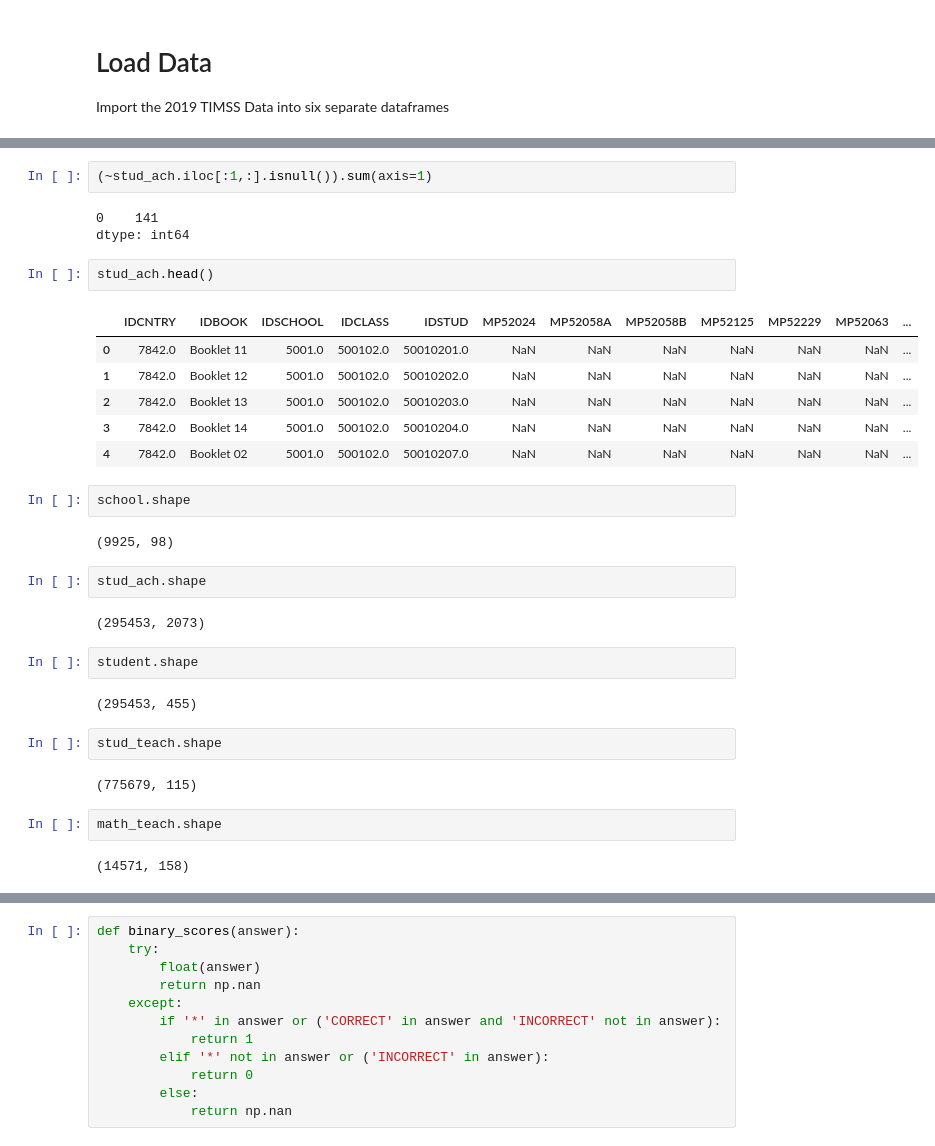
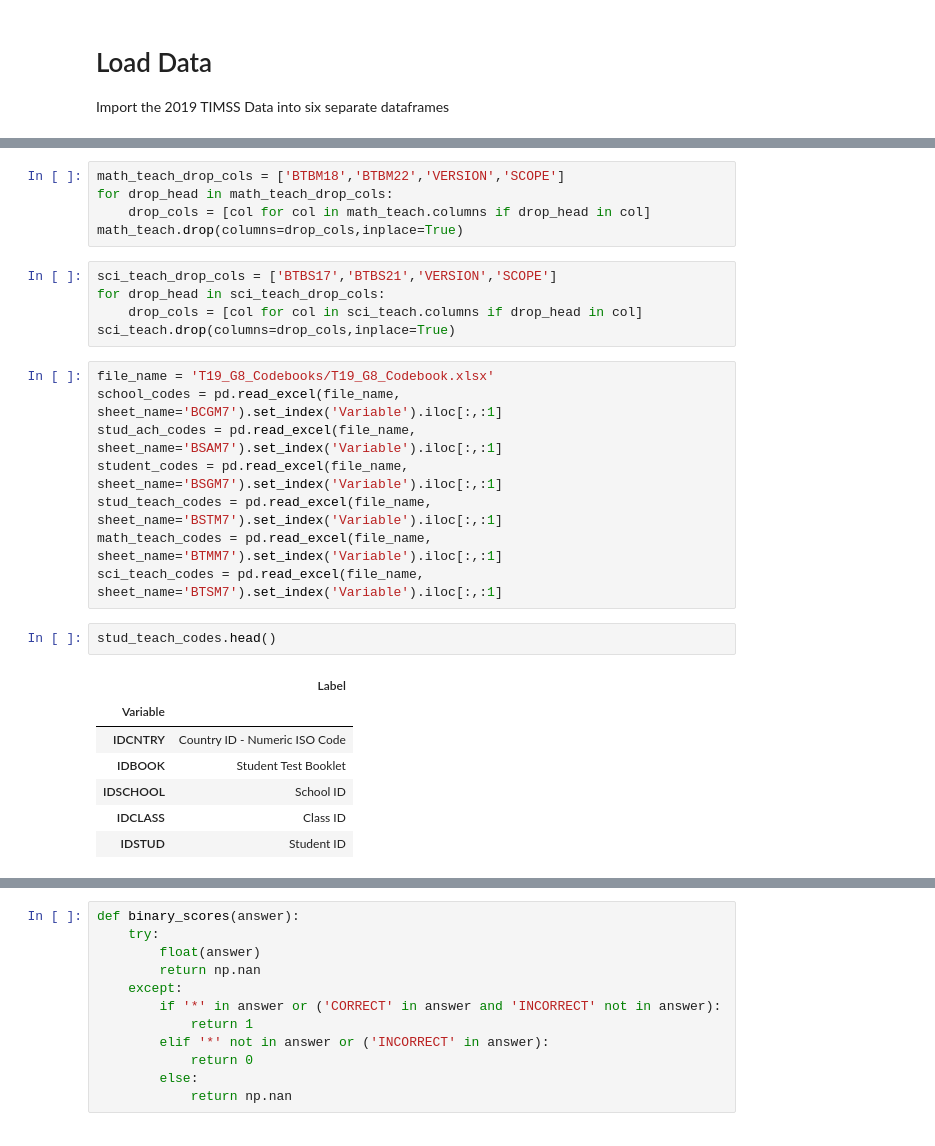
Before and after one commit to sjhaluck/TIMSS-Data-Science, a Jupyter notebook: TIMSS Exploration.ipynb, the cells around one changed output, grey strips where cells are left out. Saved outputs shown, nothing was run; the diff lists cells and outputs as text.

```diff
--- a/TIMSS Exploration.ipynb
+++ b/TIMSS Exploration.ipynb
@@ -108,34 +94,28 @@ stud_ach.iloc[:1,:].loc[:,correct_cols]
-# %%
-(~stud_ach.iloc[:1,:].isnull()).sum(axis=1)
-# %% [output]
-0    141
-dtype: int64
+# %%
+math_teach_drop_cols = ['BTBM18','BTBM22','VERSION','SCOPE']
+for drop_head in math_teach_drop_cols:
+    drop_cols = [col for col in math_teach.columns if drop_head in col]
+math_teach.drop(columns=drop_cols,inplace=True)
+# %%
+sci_teach_drop_cols = ['BTBS17','BTBS21','VERSION','SCOPE']
+for drop_head in sci_teach_drop_cols:
+    drop_cols = [col for col in sci_teach.columns if drop_head in col]
+sci_teach.drop(columns=drop_cols,inplace=True)
+# %%
+file_name = 'T19_G8_Codebooks/T19_G8_Codebook.xlsx'
+school_codes = pd.read_excel(file_name, sheet_name='BCGM7').set_index('Variable').iloc[:,:1]
+stud_ach_codes = pd.read_excel(file_name, sheet_name='BSAM7').set_index('Variable').iloc[:,:1]
+student_codes = pd.read_excel(file_name, sheet_name='BSGM7').set_index('Variable').iloc[:,:1]
+stud_teach_codes = pd.read_excel(file_name, sheet_name='BSTM7').set_index('Variable').iloc[:,:1]
+math_teach_codes = pd.read_excel(file_name, sheet_name='BTMM7').set_index('Variable').iloc[:,:1]
+sci_teach_codes = pd.read_excel(file_name, sheet_name='BTSM7').set_index('Variable').iloc[:,:1]
 # %%
-stud_ach.head()
+stud_teach_codes.head()
 # %% [output]
-|  | IDCNTRY | IDBOOK | IDSCHOOL | IDCLASS | IDSTUD | MP52024 | MP52058A | MP52058B | MP52125 | MP52229 | MP52063 | ... |
-| 0 | 7842.0 | Booklet 11 | 5001.0 | 500102.0 | 50010201.0 | NaN | NaN | NaN | NaN | NaN | NaN | ... |
-| 1 | 7842.0 | Booklet 12 | 5001.0 | 500102.0 | 50010202.0 | NaN | NaN | NaN | NaN | NaN | NaN | ... |
-| 2 | 7842.0 | Booklet 13 | 5001.0 | 500102.0 | 50010203.0 | NaN | NaN | NaN | NaN | NaN | NaN | ... |
-| 3 | 7842.0 | Booklet 14 | 5001.0 | 500102.0 | 50010204.0 | NaN | NaN | NaN | NaN | NaN | NaN | ... |
-| 4 | 7842.0 | Booklet 02 | 5001.0 | 500102.0 | 50010207.0 | NaN | NaN | NaN | NaN | NaN | NaN | ... |
+|  | Label |
+| Variable |  |
+| IDCNTRY | Country ID - Numeric ISO Code |
+| IDBOOK | Student Test Booklet |
+| IDSCHOOL | School ID |
+| IDCLASS | Class ID |
+| IDSTUD | Student ID |
-# %%
-school.shape
-# %% [output]
-(9925, 98)
-# %%
-stud_ach.shape
-# %% [output]
-(295453, 2073)
-# %%
-student.shape
-# %% [output]
-(295453, 455)
-# %%
-stud_teach.shape
-# %% [output]
-(775679, 115)
-# %%
-math_teach.shape
-# %% [output]
-(14571, 158)
```
Also changed, not shown: parts of 89 cells of this notebook.
